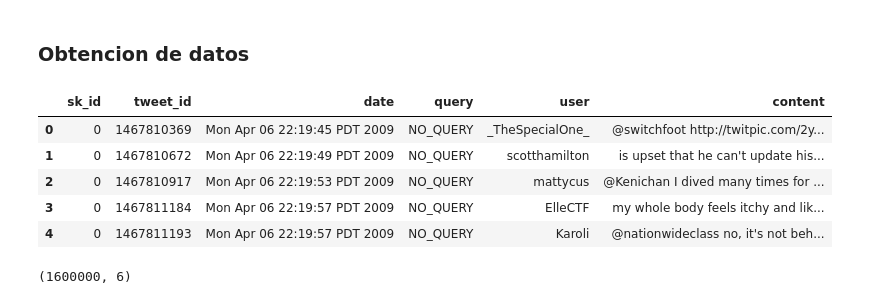
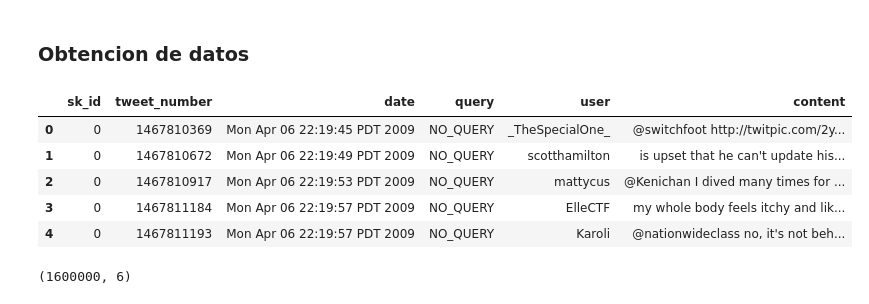
Before and after one commit to CarlosGarlem/Text_Image_Recognition, a Jupyter notebook: Lab4/Lab4.ipynb, the cells around one changed output. Drawn from its saved outputs; the diff is of its cells as text; code cells hidden in the pictures.

```diff
--- a/Lab4/Lab4.ipynb
+++ b/Lab4/Lab4.ipynb
@@ -4,10 +15,10 @@ import re
 # %% [markdown]
 ### Obtencion de datos
 # %%
-data = pd.read_csv('./input/training.csv', header = None, names = ['sk_id', 'tweet_id', 'date', 'query', 'user', 'content'])
+data = pd.read_csv('./input/training.csv', header = None, names = ['sk_id', 'tweet_number', 'date', 'query', 'user', 'content'], encoding = "ISO-8859-1")
 data.head()
 # %% [output]
-|  | sk_id | tweet_id | date | query | user | content |
+|  | sk_id | tweet_number | date | query | user | content |
 | 0 | 0 | 1467810369 | Mon Apr 06 22:19:45 PDT 2009 | NO_QUERY | _TheSpecialOne_ | @switchfoot http://twitpic.com/2y... |
 | 1 | 0 | 1467810672 | Mon Apr 06 22:19:49 PDT 2009 | NO_QUERY | scotthamilton | is upset that he can't update his... |
 | 2 | 0 | 1467810917 | Mon Apr 06 22:19:53 PDT 2009 | NO_QUERY | mattycus | @Kenichan I dived many times for ... |
```
Also changed, not shown: parts of 27 cells of this notebook.
